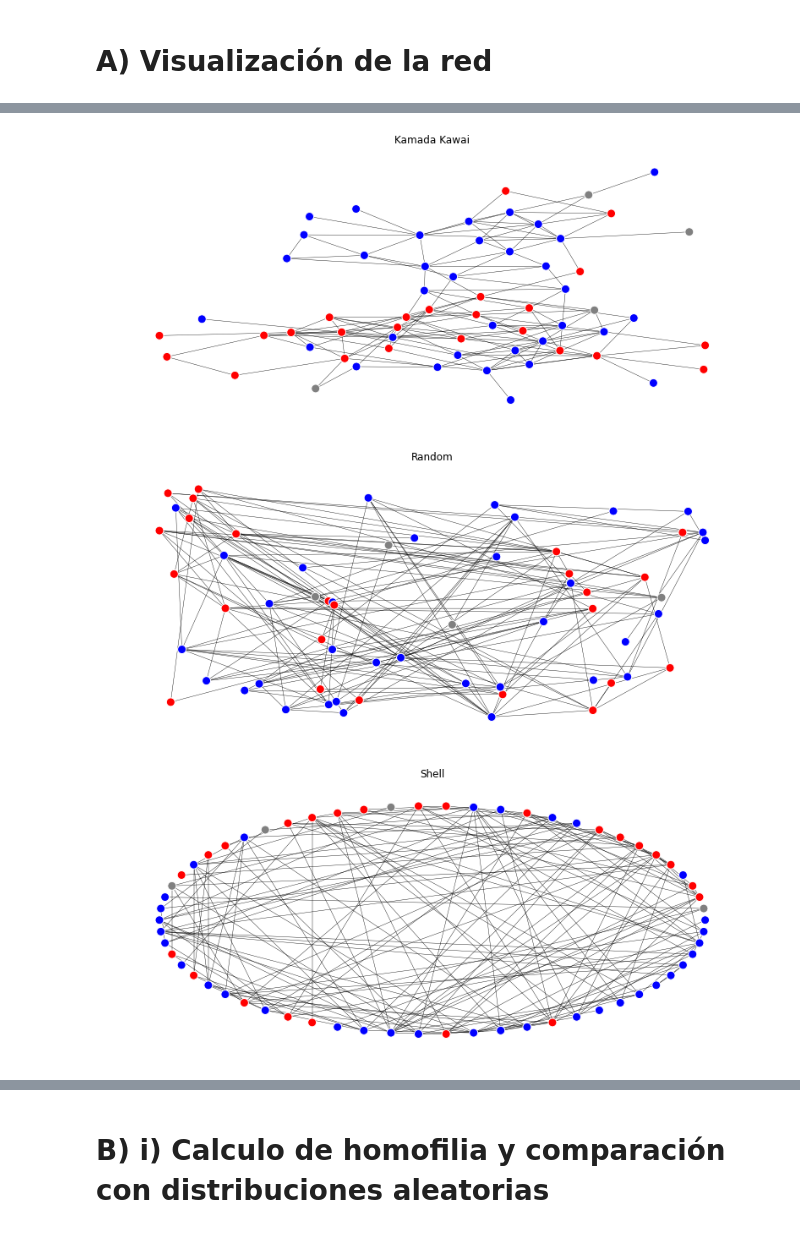
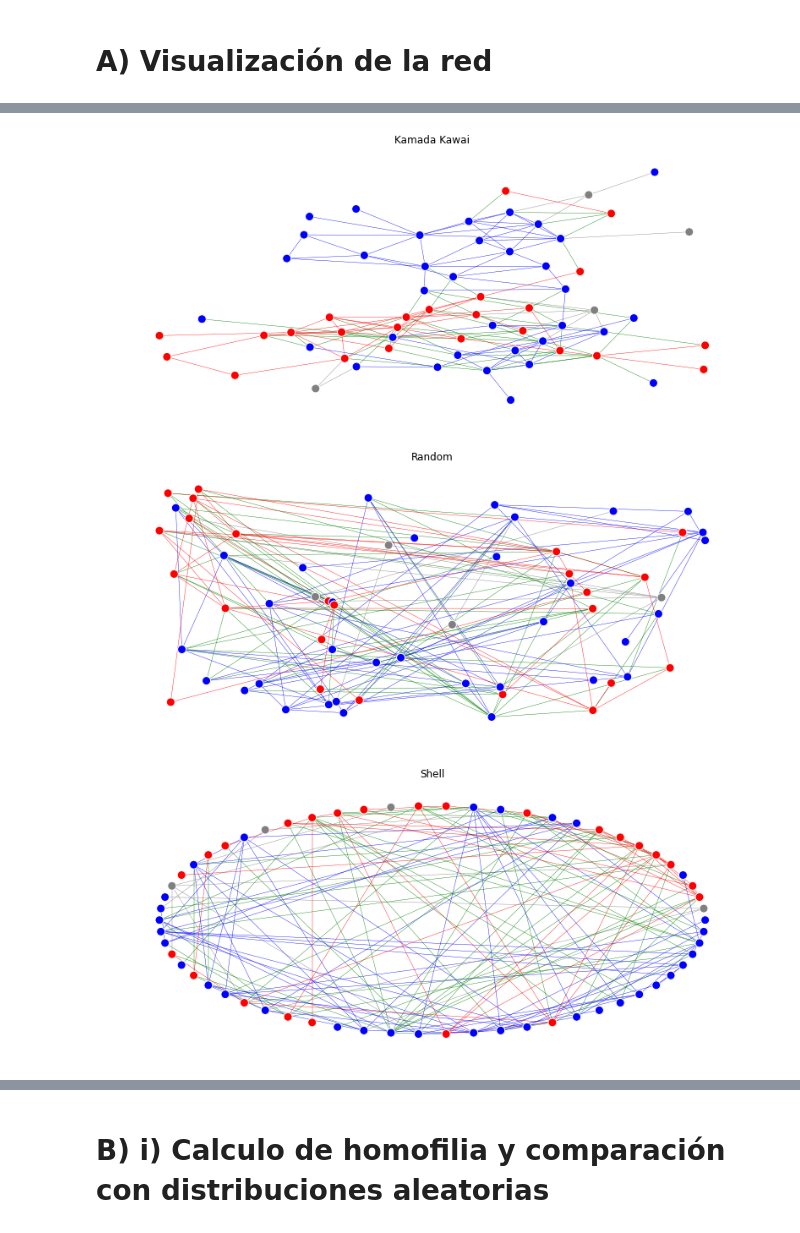
Before and after one commit to facundojgarcia02/CoNet, a Jupyter notebook: TP1/Dolphins.ipynb, the cells around one changed output, grey strips where cells are left out. Drawn from its saved outputs; the diff is of its cells as text; code cells hidden in the pictures.

```diff
--- a/TP1/Dolphins.ipynb
+++ b/TP1/Dolphins.ipynb
@@ -35,18 +35,26 @@ def layouts(graph):
      "Spiral": nx.layout.spiral_layout(graph)
     }
 
+edge_homophility = [genders.loc[i[0]] == genders.loc[i[1]] for i in dolphins.edges]
+
 for k, l in layouts(dolphins).items():
     fig, ax = plt.subplots(1, 1, figsize = (14, 6))
     nx.draw(
             dolphins,
-            with_labels = False,
-            node_size = 100,
-            edgecolors = "white",
-            width = 0.4,
-            node_color = ["red" if dolphins.nodes[node]["Gender"] == "f"
+            with_labels=False,
+            node_size=100,
+            edgecolors="white",
+            width=0.4,
+            node_color=["red" if dolphins.nodes[node]["Gender"] == "f"
                           else ("blue" if dolphins.nodes[node]["Gender"] == "m" else "gray")
                           for node in dolphins.nodes],
-            pos = l)
+
+            edge_color=["red" if (h and  genders.loc[i[0]] == "f")
+            else "blue" if (h and  genders.loc[i[0]] == "m")
+            else "green" if (genders.loc[i[0]] == "f" and genders.loc[i[1]] == "m") or (genders.loc[i[0]] == "m" and genders.loc[i[1]] == "f")
+            else "gray"
+            for i,h in zip(dolphins.edges, edge_homophility)],
+            pos=l)
     ax.set_title(k)
     plt.show()
 # %% [output]
@@ -54,3 +62,3 @@ for k, l in layouts(dolphins).items():
-[figure, old version]
+[figure, new version]
-[figure, old version]
+[figure, new version]
-[figure, old version]
+[figure, new version]
```
Also changed, not shown: parts of 8 cells of this notebook, 2 other files.
